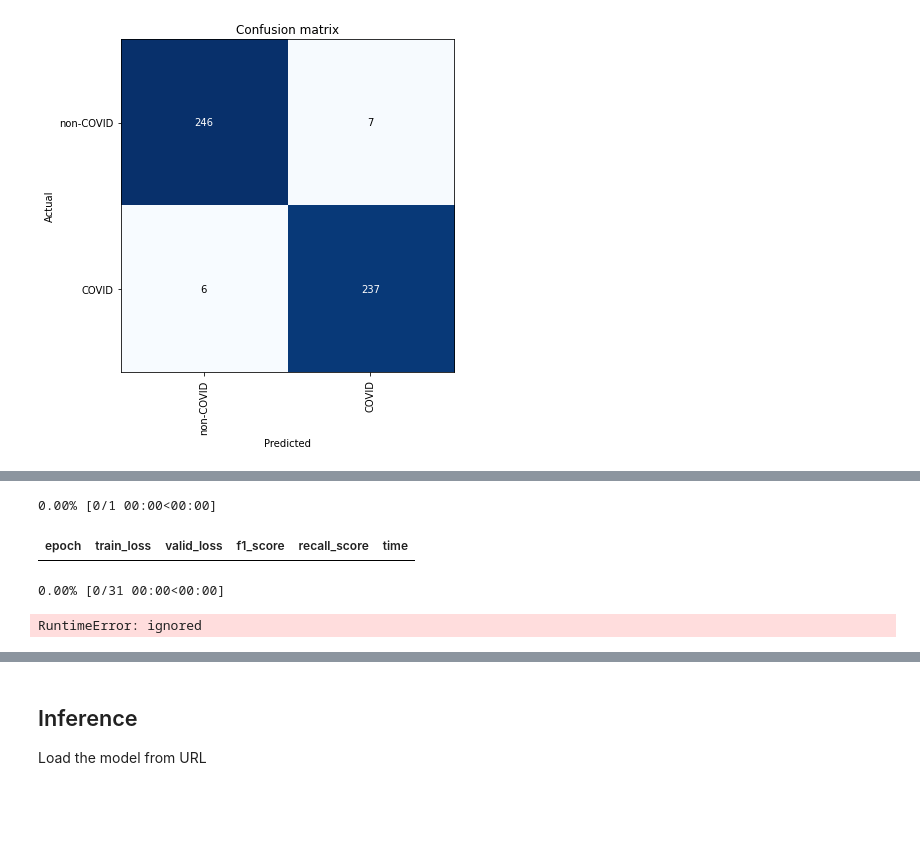
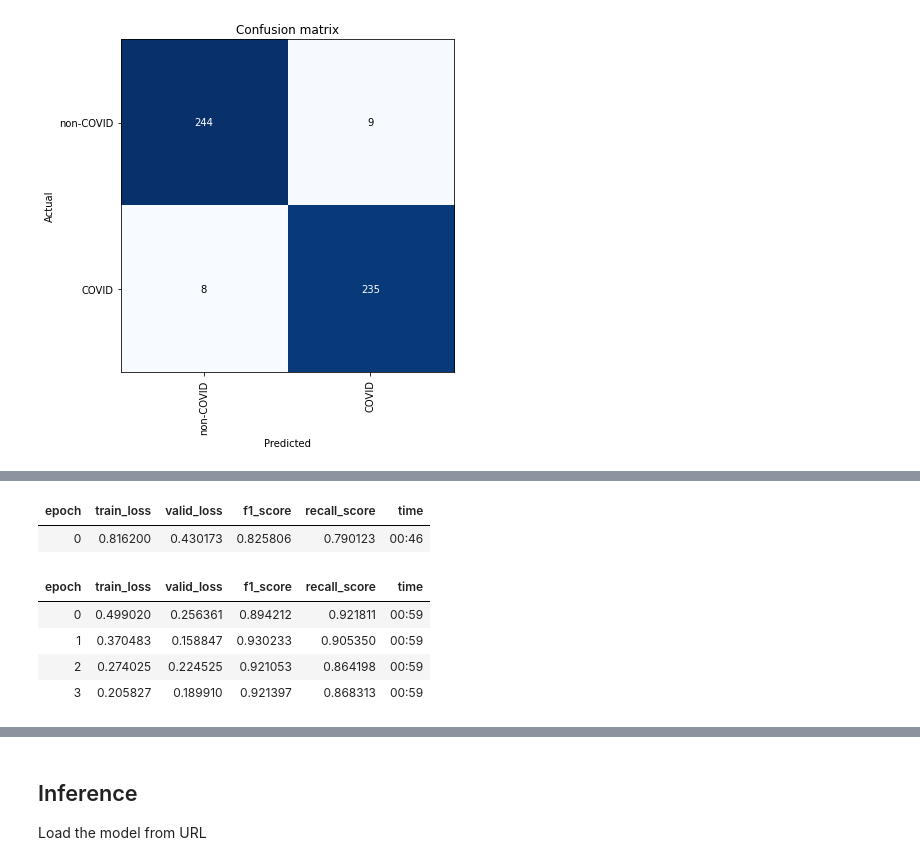
Before and after one commit to tomiambro/covid_transfer_learning, a Jupyter notebook: covid.ipynb, the cells around one changed output, grey strips where cells are left out. Cells and saved outputs as stored; diff of their text form; code cells hidden in the pictures; blank space fills up the shorter version.

Commit message:
Using two resnets34

```diff
--- a/covid.ipynb
+++ b/covid.ipynb
@@ -144,3 +101,8 @@ res34.export('res34.pkl')
 del res34
 gc.collect()
 torch.cuda.empty_cache()
+# %%
+covid = covid.new(
+    item_tfms=Resize(350),
+    batch_tfms=[DeterministicFlip, RandomErasing(p=.6, sh=.1)])
+dls = covid.dataloaders(path)
@@ -147,2 +117,2 @@ torch.cuda.empty_cache()
 # %%
-vgg16 = cnn_learner(dls, vgg16_bn, metrics=[F1Score(), Recall()], path=folder_path)
+res34_noise = cnn_learner(dls, resnet34, metrics=[F1Score(), Recall()], path=folder_path)
@@ -151,9 +119,12 @@ Downloading: "https://download.pytorch.org/models/vgg16_bn-6c64b313.pth" to /roo
 # %%
 lr = 1e-3
-vgg16.fine_tune(4, lr)
+res34_noise.fine_tune(4, lr)
 # %% [output]
-0.00% [0/1 00:00<00:00]
 | epoch | train_loss | valid_loss | f1_score | recall_score | time |
+| 0 | 0.816200 | 0.430173 | 0.825806 | 0.790123 | 00:46 |
-0.00% [0/31 00:00<00:00]
-RuntimeError: ignored
+| epoch | train_loss | valid_loss | f1_score | recall_score | time |
+| 0 | 0.499020 | 0.256361 | 0.894212 | 0.921811 | 00:59 |
+| 1 | 0.370483 | 0.158847 | 0.930233 | 0.905350 | 00:59 |
+| 2 | 0.274025 | 0.224525 | 0.921053 | 0.864198 | 00:59 |
+| 3 | 0.205827 | 0.189910 | 0.921397 | 0.868313 | 00:59 |
 # %%
```
Also changed, not shown: parts of 36 cells of this notebook.
